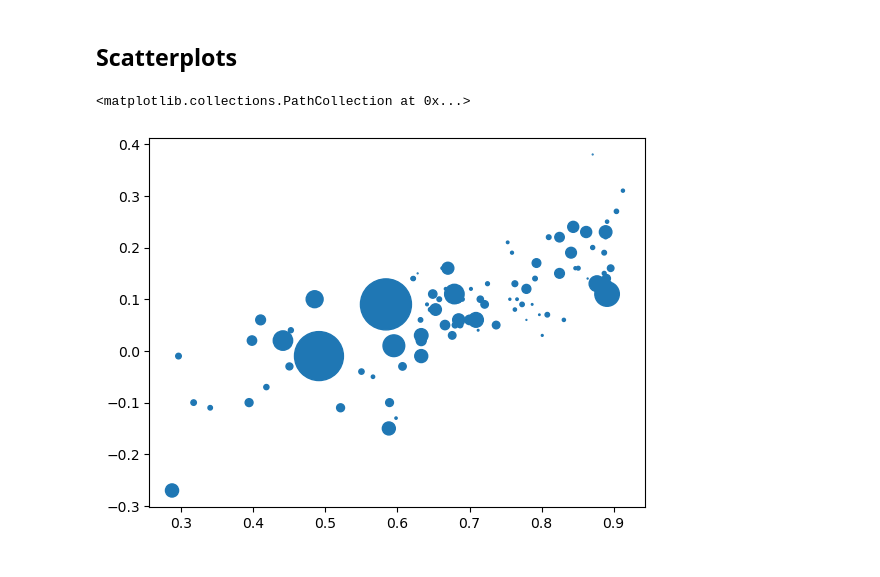
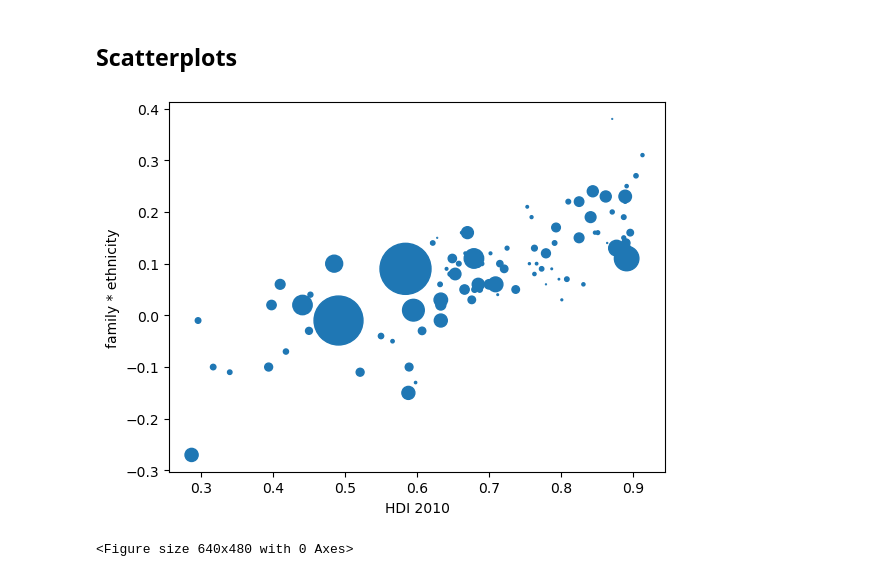
Before and after one commit to hi99-john/political_spectrum_comparative_perspective, a Jupyter notebook: country_level_data_visualization.ipynb, the cells around one changed output. Saved outputs shown, nothing was run; the diff lists cells and outputs as text; code cells hidden in the pictures.

```diff
--- a/country_level_data_visualization.ipynb
+++ b/country_level_data_visualization.ipynb
@@ -100,8 +100,11 @@ CountryLevelDataVisualizer.predictors_correlations.
 ## Scatterplots
 # %%
 plt.scatter(x=CountryLevelDataVisualizer.predictors_correlations.hdi2010, y=CountryLevelDataVisualizer.predictors_correlations.family_ethnicity, s=CountryLevelDataVisualizer.predictors_correlations.population / 1000000)
+plt.xlabel("HDI 2010")
+plt.ylabel("family * ethnicity")
+plt.show()
 # %% [output]
+[figure, new version]
-<matplotlib.collections.PathCollection at 0x...>
+<Figure size 640x480 with 0 Axes>
-[figure, old version]
 # %%
 plt.scatter(x=CountryLevelDataVisualizer.predictors_correlations.hdi2010, y=CountryLevelDataVisualizer.predictors_correlations.family_gender, s=CountryLevelDataVisualizer.predictors_correlations.population / 1000000)
```
Also changed, not shown: parts of 4 cells of this notebook.
